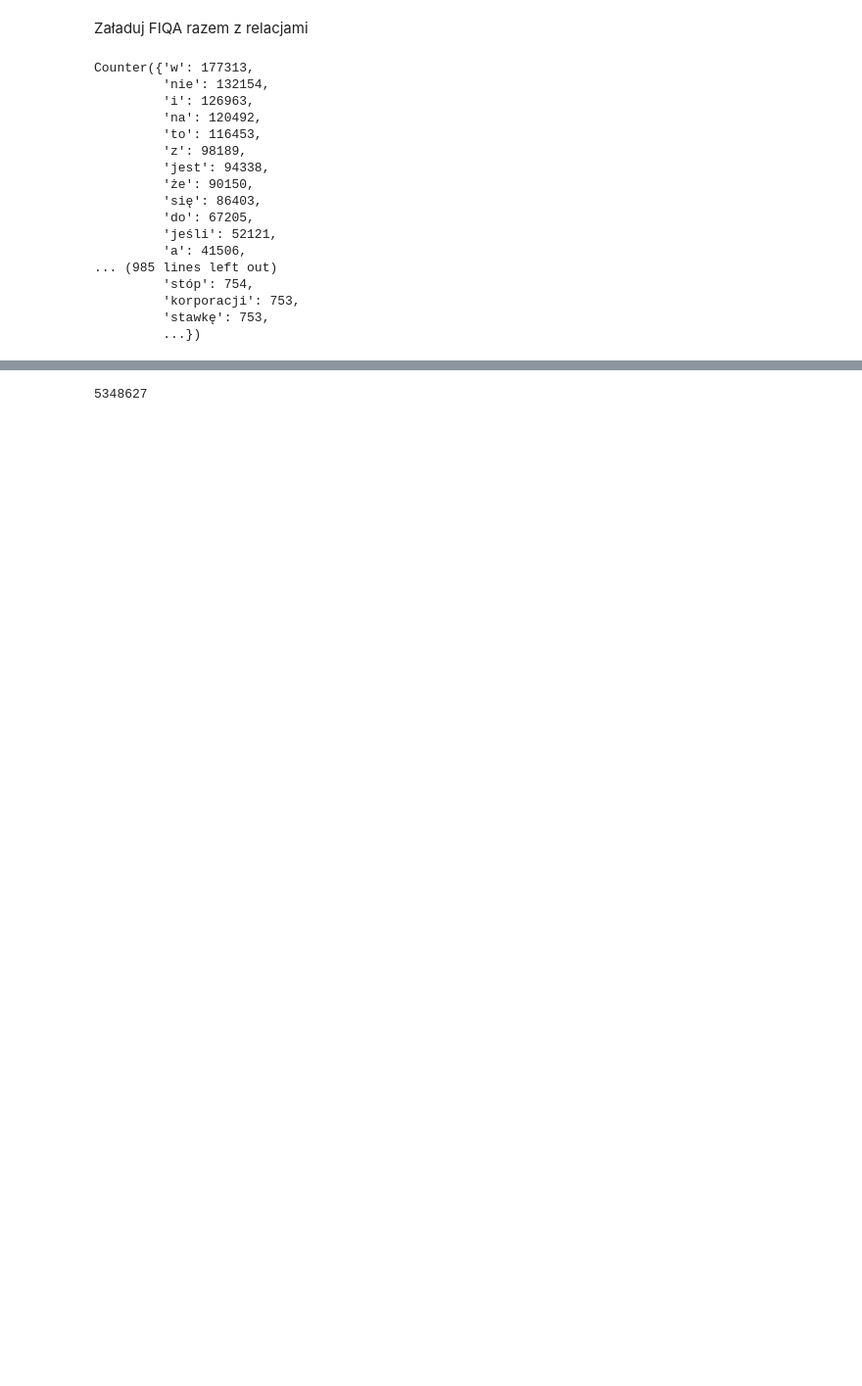
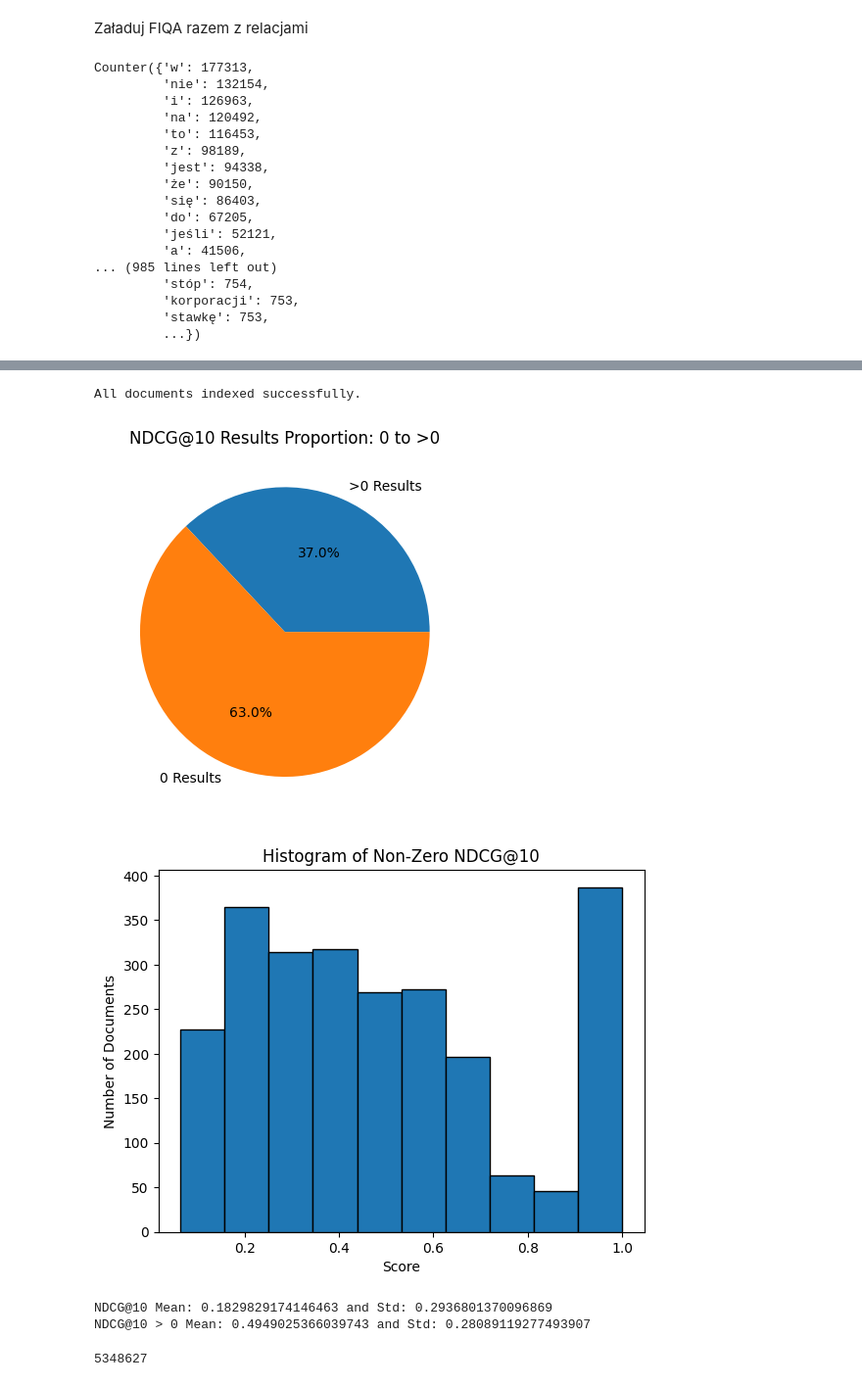
Before and after one commit to mwardynski/nlp, a Jupyter notebook: lab3/levensthein.ipynb, the cells around one changed output, grey strips where cells are left out. Shown at 98% size. Cells and saved outputs as stored; diff of their text form; code cells hidden in the pictures; blank space fills up the shorter version.

Commit message:
[lab3] collect results and compare with LLM

```diff
--- a/lab3/levensthein.ipynb
+++ b/lab3/levensthein.ipynb
@@ -131,3 +156,30 @@ distorted_queries['text']
+# %%
+def bulk_load(dataset):
+    bulk_data = ""
+    for entry in dataset["corpus"]:
+        doc_id = entry["_id"]
+        bulk_data += json.dumps({"index": {"_index": index_name, "_id": doc_id}}) + "\n"
+        bulk_data += json.dumps({"text": entry['text']}) + "\n"
+
+
+
+    bulk_response = requests.post(f"{es_url}/_bulk", headers={"Content-Type": "application/x-ndjson"}, data=bulk_data)
+
+    if bulk_response.status_code == 200:
+        response_data = bulk_response.json()
+        if any(item.get("index", {}).get("error") for item in response_data["items"]):
+            print("Some documents failed to index:")
+            for item in response_data["items"]:
+                if "error" in item["index"]:
+                    print(item["index"]["error"])
+        else:
+            print("All documents indexed successfully.")
+    else:
+        print(f"Failed to index data: {bulk_response.text}")
+
+bulk_load(fiqa_corpus)
+# %% [output]
+All documents indexed successfully.
 # %%
 def prepare_fiqa_qrels():
     query_to_corpus_dict = {}
@@ -163,13 +215,14 @@ queries_dict = prepare_existing_fiqa_queries(query_to_corpus_dict)
 # %%
 dcg_limit = 10
 
-def find_for_phrase(search_phrase, search_field, custom_analyzer):
+def find_for_phrase(search_phrase, search_field, custom_analyzer, fuzzy):
     search_query = {
         "size": dcg_limit,
         "query": {
             "match": {
                 search_field: {
                     "query": search_phrase,
+                    "fuzziness": 'AUTO' if fuzzy else 0
                 }
             }
         }
@@ -201,15 +254,19 @@ def calculate_dcg(docs, docs_scoring):
                 relevant_doc_id = doc_id
     return sum, relevant_doc_id
 
-def calculate_ndcgs(search_field, custom_analyzer):
+def calculate_ndcgs(queries, search_field, custom_analyzer, fuzzy):
 
     ndcgs = []
 
-    for q_id, q_text in queries_dict.items():
+    for query in queries:
+        q_id = int(query['_id'])
+        q_text = query['text']
+        if(q_id not in queries_dict.keys()):
+            continue
         ideal_search = list(query_to_corpus_dict[q_id].keys())[:dcg_limit]
         idcg, _ = calculate_dcg(ideal_search, query_to_corpus_dict[q_id])
 
-        real_search_with_scores = find_for_phrase(q_text, search_field, custom_analyzer)
+        real_search_with_scores = find_for_phrase(q_text, search_field, custom_analyzer, fuzzy)
         dcg, relevant_doc_id = calculate_dcg(real_search_with_scores.keys(), query_to_corpus_dict[q_id])
 
         ndcgs.append(dcg/idcg)
@@ -236,17 +293,25 @@ def present_results(ndcgs):
     sizes = [len(non_zeros), len(zeros)]
 
     plt.pie(sizes, labels=labels, autopct='%1.1f%%')
-    plt.title('NDCG@5 Results Proportion: 0 to >0')
+    plt.title('NDCG@10 Results Proportion: 0 to >0')
     plt.show()
 
     plt.hist(non_zeros, bins=10, edgecolor='black')
-    plt.title("Histogram of Non-Zero NDCG@5")
+    plt.title("Histogram of Non-Zero NDCG@10")
     plt.xlabel("Score")
     plt.ylabel("Number of Documents")
     plt.show()
 
-    print(f"NDCG@5 Mean: {np.mean(ndcgs)} and Std: {np.std(ndcgs)}")
-    print(f"NDCG@5 > 0 Mean: {np.mean(non_zeros)} and Std: {np.std(non_zeros)}")
+    print(f"NDCG@10 Mean: {np.mean(ndcgs)} and Std: {np.std(ndcgs)}")
+    print(f"NDCG@10 > 0 Mean: {np.mean(non_zeros)} and Std: {np.std(non_zeros)}")
+# %%
+ndcgs = calculate_ndcgs(distorted_queries, 'text', '', False)
+present_results(ndcgs)
+# %% [output]
+[figure, added]
+[figure, added]
+NDCG@10 Mean: 0.1829829174146463 and Std: 0.2936801370096869
+NDCG@10 > 0 Mean: 0.4949025366039743 and Std: 0.28089119277493907
 # %%
 def read_morfeusz_into_set(file_path):
     correct_words = set()
```
Also changed, not shown: parts of 11 cells of this notebook.
